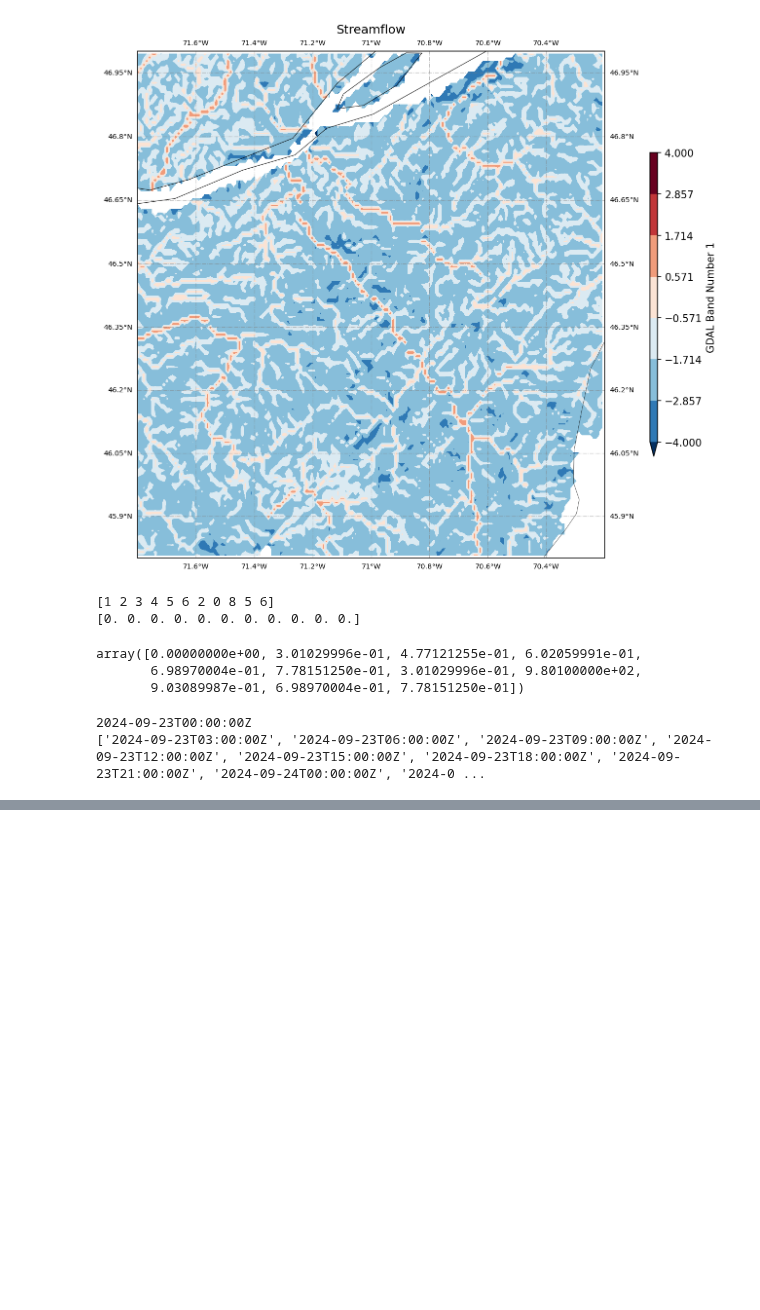
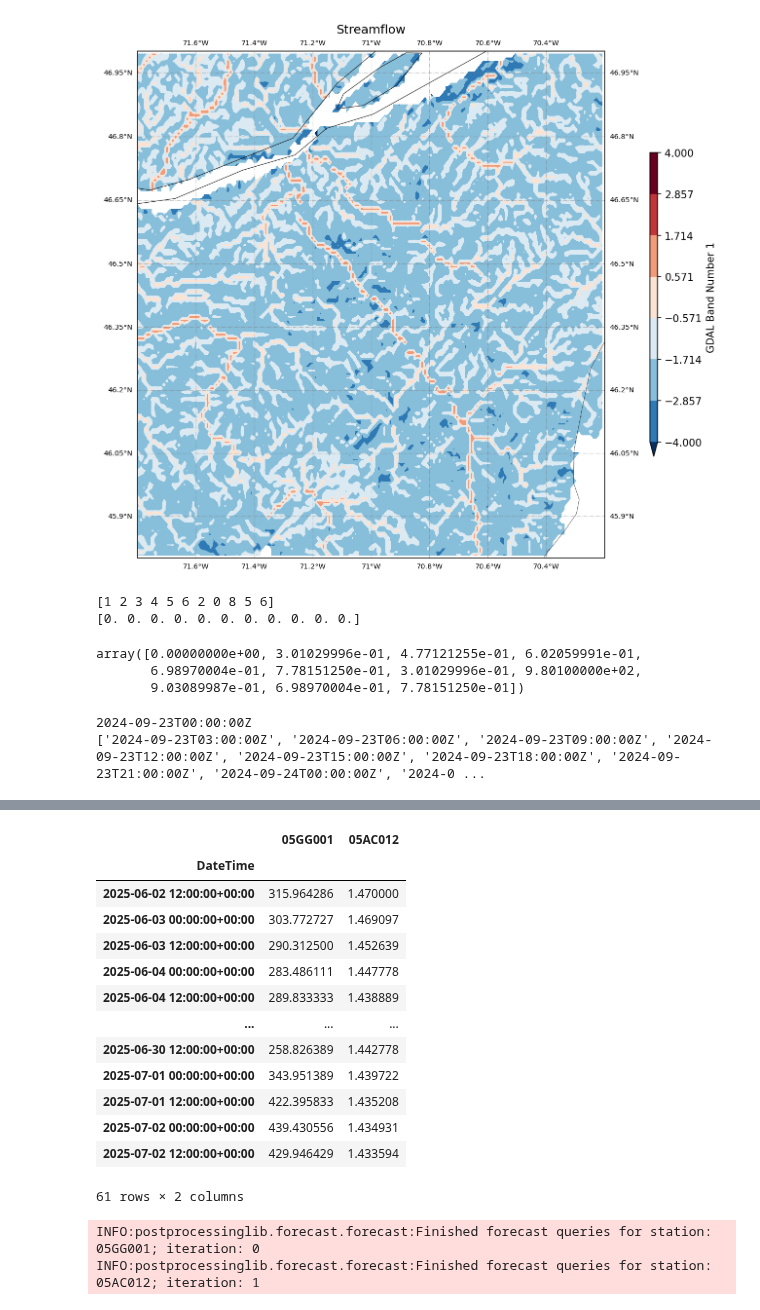
Before and after one commit to UchechukwuUdenze/NHS_PostProcessing, a Jupyter notebook: postprocessinglib/forecast/ehps.ipynb, the cells around one changed output, grey strips where cells are left out. Cells and saved outputs as stored; diff of their text form; code cells hidden in the pictures; blank space fills up the shorter version.

```diff
--- a/postprocessinglib/forecast/ehps.ipynb
+++ b/postprocessinglib/forecast/ehps.ipynb
@@ -935,0 +936,18 @@ ModuleNotFoundError: No module named 'postprocessinglib'
+# %%
+from datetime import datetime, timezone
+from dateutil.relativedelta import relativedelta
+gen_flow = GenStreamflowFile()
+
+start_date = "1980-03-01"
+end_date   = "2018-01-10"
+
+
+end_dt = datetime.now(timezone.utc).replace(microsecond=0)
+start_dt = end_dt - relativedelta(months=1)
+start = start_dt.strftime("%Y-%m-%dT%H:%M:%SZ")
+end   = end_dt.strftime("%Y-%m-%dT%H:%M:%SZ")
+df_rt, meta_rt = gen_flow.fetch_hydrometric_realtime_full_range(
+    station_numbers=["05GG001","05AC012"],
+    start=start, end=end,
+    window_days=1, freq_hours=12
+)
@@ -935,0 +972,28 @@ ModuleNotFoundError: No module named 'postprocessinglib'
+# %%
+df_rt
+# %% [output]
+|  | 05GG001 | 05AC012 |
+| DateTime |  |  |
+| 2025-06-02 12:00:00+00:00 | 315.964286 | 1.470000 |
+| 2025-06-03 00:00:00+00:00 | 303.772727 | 1.469097 |
+| 2025-06-03 12:00:00+00:00 | 290.312500 | 1.452639 |
+| 2025-06-04 00:00:00+00:00 | 283.486111 | 1.447778 |
+| 2025-06-04 12:00:00+00:00 | 289.833333 | 1.438889 |
+| ... | ... | ... |
+| 2025-06-30 12:00:00+00:00 | 258.826389 | 1.442778 |
+| 2025-07-01 00:00:00+00:00 | 343.951389 | 1.439722 |
+| 2025-07-01 12:00:00+00:00 | 422.395833 | 1.435208 |
+| 2025-07-02 00:00:00+00:00 | 439.430556 | 1.434931 |
+| 2025-07-02 12:00:00+00:00 | 429.946429 | 1.433594 |
+61 rows × 2 columns
+# %%
+layer_name = 'DHPS_1km_RiverDischarge'
+sim = forecast.main(
+    auth_path='../config.cfg',
+    stn_list=["05GG001","05AC012"],
+    layer_name=layer_name,
+    stn_locs_file='nsrps_model_stn_locs.json'
+)
+# %% [output]
+INFO:postprocessinglib.forecast.forecast:Finished forecast queries for station: 05GG001; iteration: 0
+INFO:postprocessinglib.forecast.forecast:Finished forecast queries for station: 05AC012; iteration: 1
```
Also changed, not shown: parts of 10 cells of this notebook, 1 other file.
